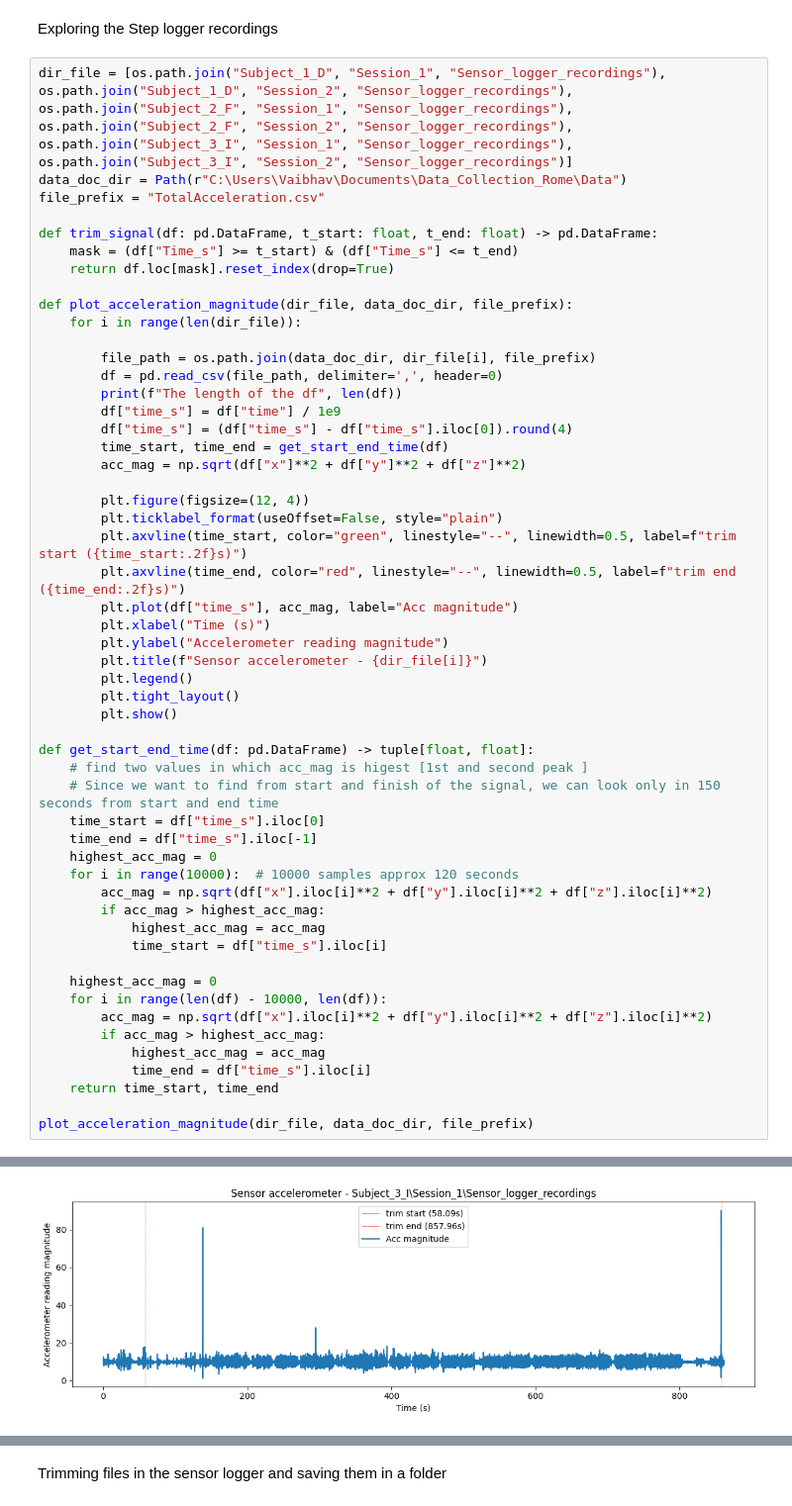
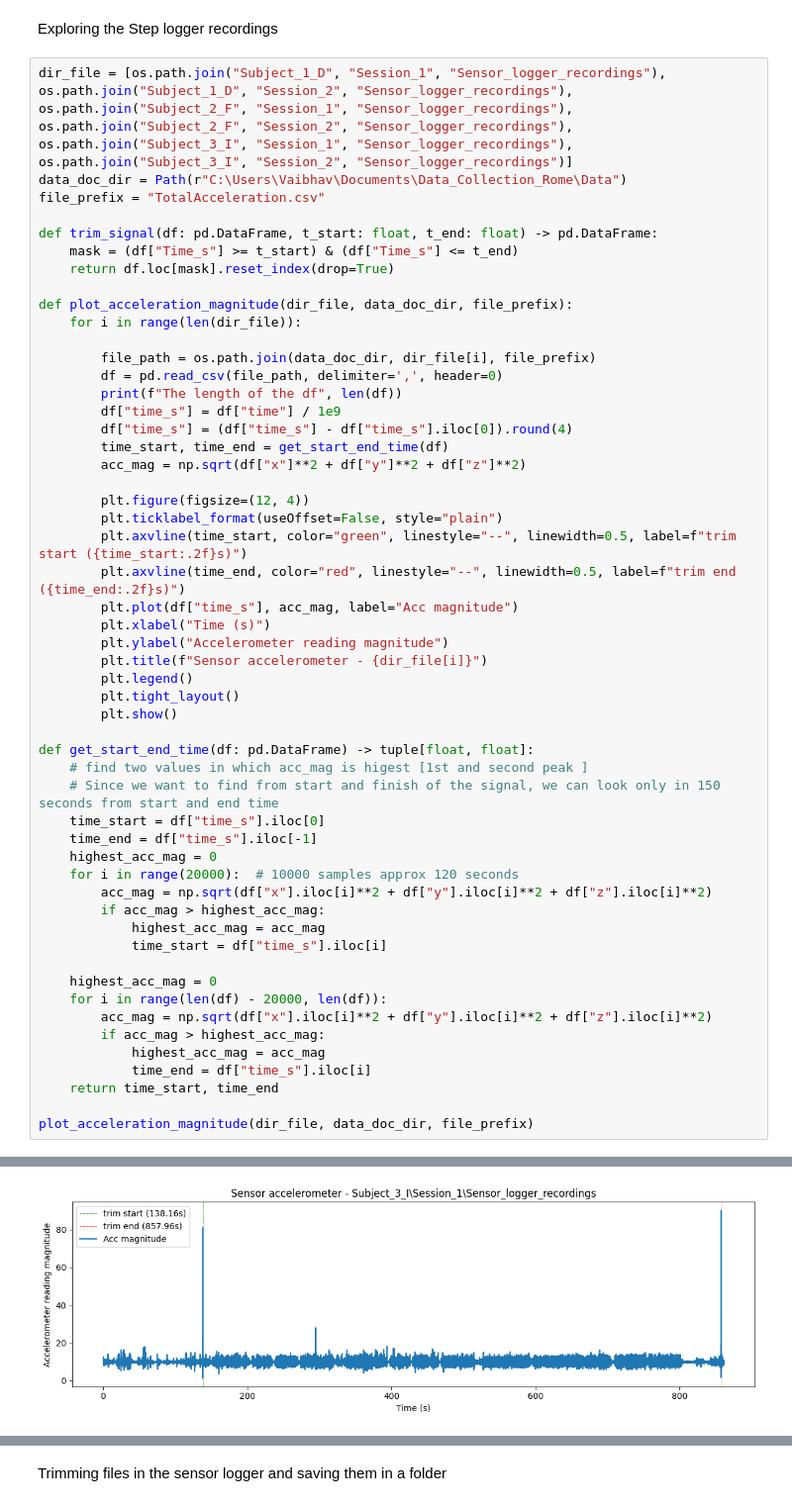
Before and after one commit to vaiv26/IMU-Motion, a Jupyter notebook: Notebooks/DataProcessing.ipynb, the cells around one changed output, grey strips where cells are left out. Shown at 99% size. Drawn from its saved outputs; the diff is of its cells as text.

```diff
--- a/Notebooks/DataProcessing.ipynb
+++ b/Notebooks/DataProcessing.ipynb
@@ -347,36 +74,36 @@ def plot_acceleration_magnitude(dir_file, data_doc_dir, file_prefix):
 
 def get_start_end_time(df: pd.DataFrame) -> tuple[float, float]:
     # find two values in which acc_mag is higest [1st and second peak ]
     # Since we want to find from start and finish of the signal, we can look only in 150 seconds from start and end time
     time_start = df["time_s"].iloc[0]
     time_end = df["time_s"].iloc[-1]
     highest_acc_mag = 0
-    for i in range(10000):  # 10000 samples approx 120 seconds
+    for i in range(20000):  # 10000 samples approx 120 seconds
         acc_mag = np.sqrt(df["x"].iloc[i]**2 + df["y"].iloc[i]**2 + df["z"].iloc[i]**2)
         if acc_mag > highest_acc_mag:
             highest_acc_mag = acc_mag
             time_start = df["time_s"].iloc[i]
 
     highest_acc_mag = 0
-    for i in range(len(df) - 10000, len(df)):
+    for i in range(len(df) - 20000, len(df)):
         acc_mag = np.sqrt(df["x"].iloc[i]**2 + df["y"].iloc[i]**2 + df["z"].iloc[i]**2)
         if acc_mag > highest_acc_mag:
             highest_acc_mag = acc_mag
             time_end = df["time_s"].iloc[i]
     return time_start, time_end
 
 plot_acceleration_magnitude(dir_file, data_doc_dir, file_prefix)
 # %% [output]
 The length of the df 79046
 [figure]
 The length of the df 79310
 [figure]
 The length of the df 85625
 [figure]
 The length of the df 84703
 [figure]
 The length of the df 86530
-[figure, old version]
+[figure, new version]
 The length of the df 75668
 [figure]
 # %% [markdown]
```
Also changed, not shown: parts of 16 cells of this notebook.
